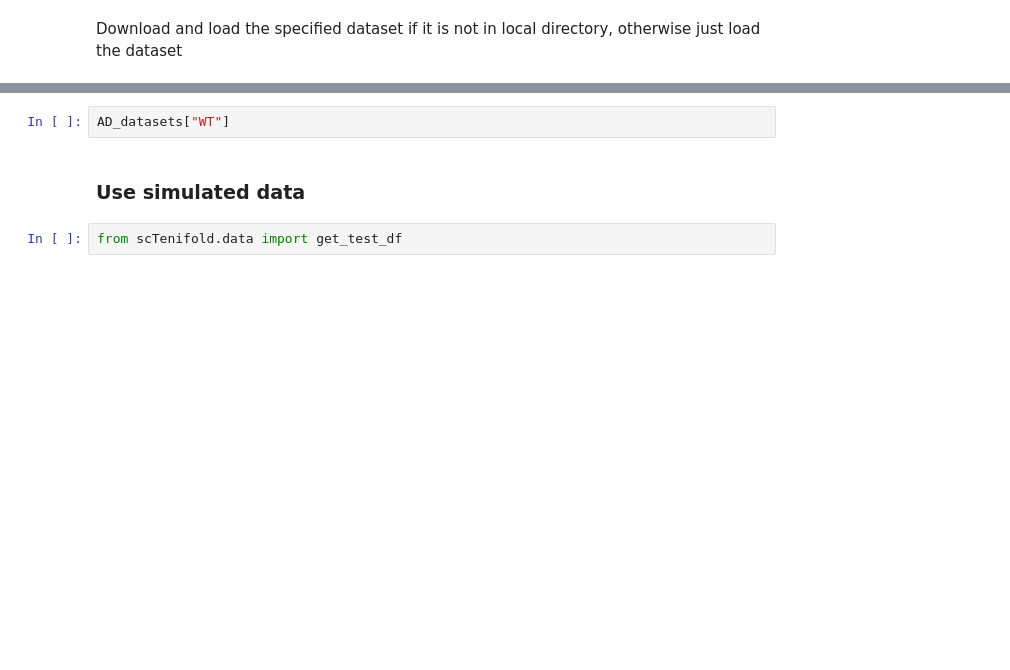
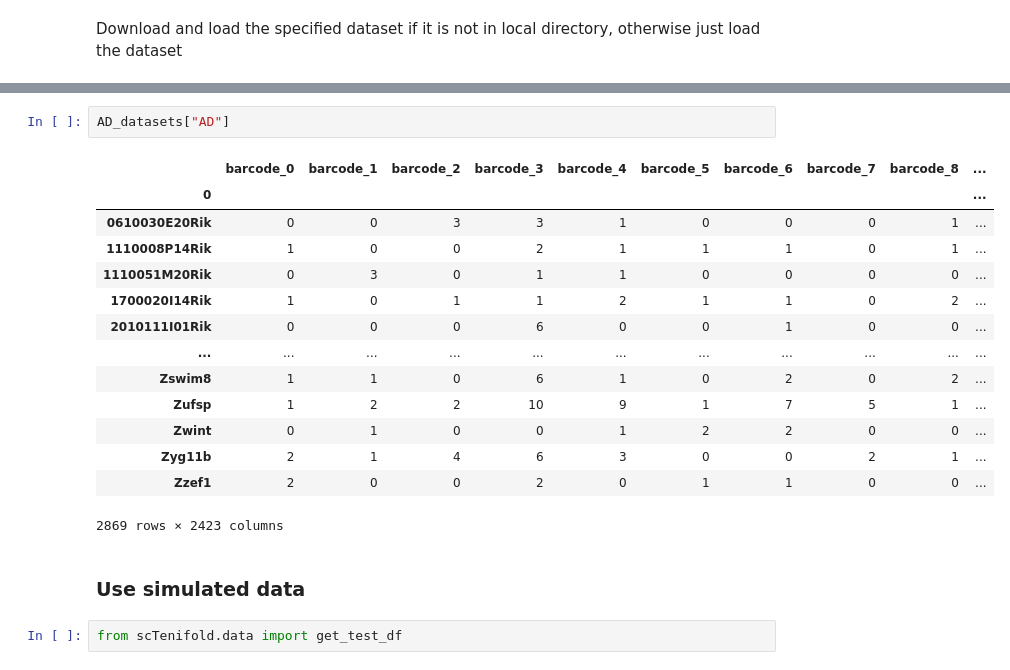
Before and after one commit to qwerty239qwe/scTenifoldpy, a Jupyter notebook: docs/source/1_data.ipynb, the cells around one changed output, grey strips where cells are left out. Saved outputs shown, nothing was run; the diff lists cells and outputs as text; blank space fills up the shorter version.

```diff
--- a/docs/source/1_data.ipynb
+++ b/docs/source/1_data.ipynb
@@ -23,5 +26,20 @@ AD_datasets = fetch_data("AD")
 # %%
-AD_datasets["WT"]
+AD_datasets["AD"]
+# %% [output]
+|  | barcode_0 | barcode_1 | barcode_2 | barcode_3 | barcode_4 | barcode_5 | barcode_6 | barcode_7 | barcode_8 | ... |
+| 0 |  |  |  |  |  |  |  |  |  | ... |
+| 0610030E20Rik | 0 | 0 | 3 | 3 | 1 | 0 | 0 | 0 | 1 | ... |
+| 1110008P14Rik | 1 | 0 | 0 | 2 | 1 | 1 | 1 | 0 | 1 | ... |
+| 1110051M20Rik | 0 | 3 | 0 | 1 | 1 | 0 | 0 | 0 | 0 | ... |
+| 1700020I14Rik | 1 | 0 | 1 | 1 | 2 | 1 | 1 | 0 | 2 | ... |
+| 2010111I01Rik | 0 | 0 | 0 | 6 | 0 | 0 | 1 | 0 | 0 | ... |
+| ... | ... | ... | ... | ... | ... | ... | ... | ... | ... | ... |
+| Zswim8 | 1 | 1 | 0 | 6 | 1 | 0 | 2 | 0 | 2 | ... |
+| Zufsp | 1 | 2 | 2 | 10 | 9 | 1 | 7 | 5 | 1 | ... |
+| Zwint | 0 | 1 | 0 | 0 | 1 | 2 | 2 | 0 | 0 | ... |
+| Zyg11b | 2 | 1 | 4 | 6 | 3 | 0 | 0 | 2 | 1 | ... |
+| Zzef1 | 2 | 0 | 0 | 2 | 0 | 1 | 1 | 0 | 0 | ... |
+2869 rows × 2423 columns
 # %% [markdown]
 ### Use simulated data
 # %%
```
Also changed, not shown: parts of 7 cells of this notebook, 16 other files.
